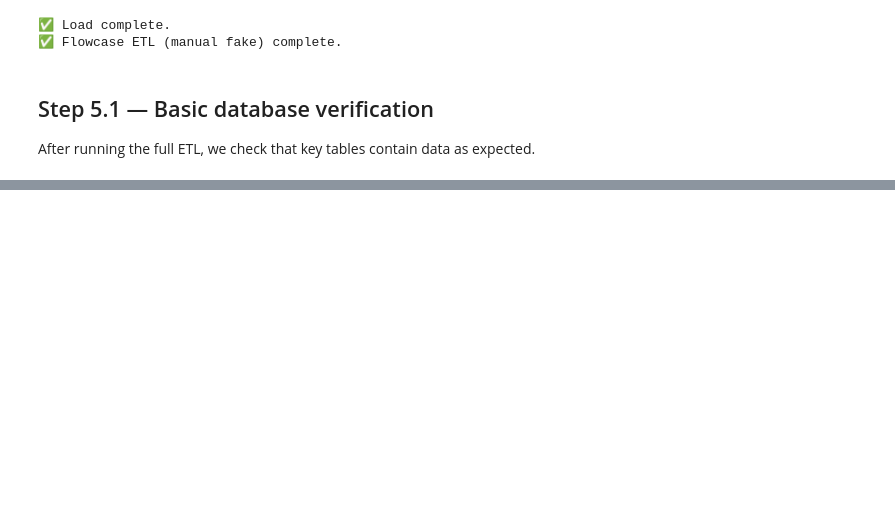
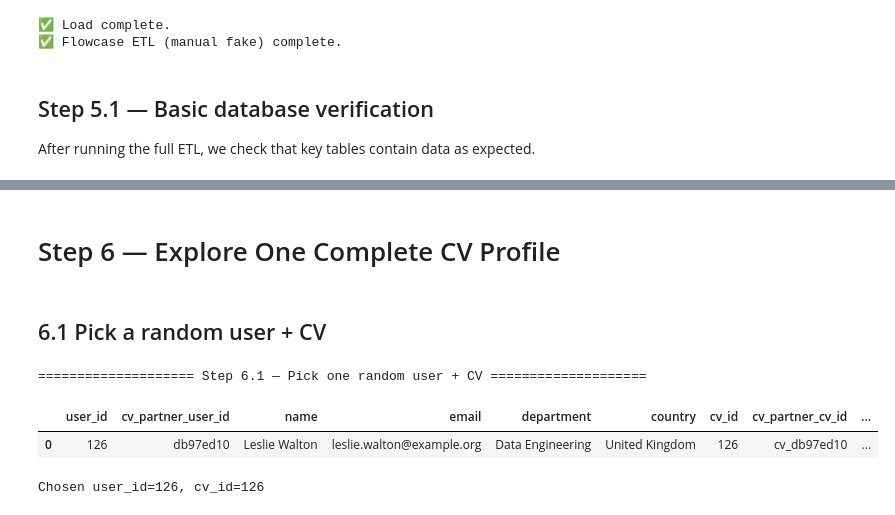
Before and after one commit to AlanaBF/etl_pipeline, a Jupyter notebook: data_engineering_ETL_pipeline.ipynb, the cells around one changed output, grey strips where cells are left out. Cells and saved outputs as stored; diff of their text form; code cells hidden in the pictures; blank space fills up the shorter version.

```diff
--- a/data_engineering_ETL_pipeline.ipynb
+++ b/data_engineering_ETL_pipeline.ipynb
@@ -1298 +1298,47 @@ CV–technology links in DB: 2220
 ✅ Basic load checks passed.
+# %% [markdown]
+# Step 6 — Explore One Complete CV Profile
+# %% [markdown]
+## 6.1 Pick a random user + CV
+# %%
+print_step("Step 6.1 — Pick one random user + CV")
+
+import numpy as np
+from IPython.display import display
+
+with engine.connect() as conn:
+    person_df = pd.read_sql(
+        """
+        SELECT
+            u.user_id,
+            u.cv_partner_user_id,
+            (u.name_multilang->>'int') AS name,
+            u.email,
+            u.department,
+            u.country,
+            c.cv_id,
+            c.cv_partner_cv_id,
+            (c.title_multilang->>'int') AS cv_title,
+            c.sfia_level,
+            c.cpd_level,
+            c.cpd_band,
+            c.cpd_label
+        FROM users u
+        JOIN cvs c ON c.user_id = u.user_id
+        ORDER BY random()
+        LIMIT 1;
+        """,
+        conn,
+    )
+
+display(person_df)
+
+user_id = int(person_df.loc[0, "user_id"])
+cv_id = int(person_df.loc[0, "cv_id"])
+
+print(f"\nChosen user_id={user_id}, cv_id={cv_id}")
+# %% [output]
+==================== Step 6.1 — Pick one random user + CV ====================
+|  | user_id | cv_partner_user_id | name | email | department | country | cv_id | cv_partner_cv_id | ... |
+| 0 | 126 | db97ed10 | Leslie Walton | leslie.walton@example.org | Data Engineering | United Kingdom | 126 | cv_db97ed10 | ... |
+Chosen user_id=126, cv_id=126
```
Also changed, not shown: parts of 10 cells of this notebook, 14 other files.
